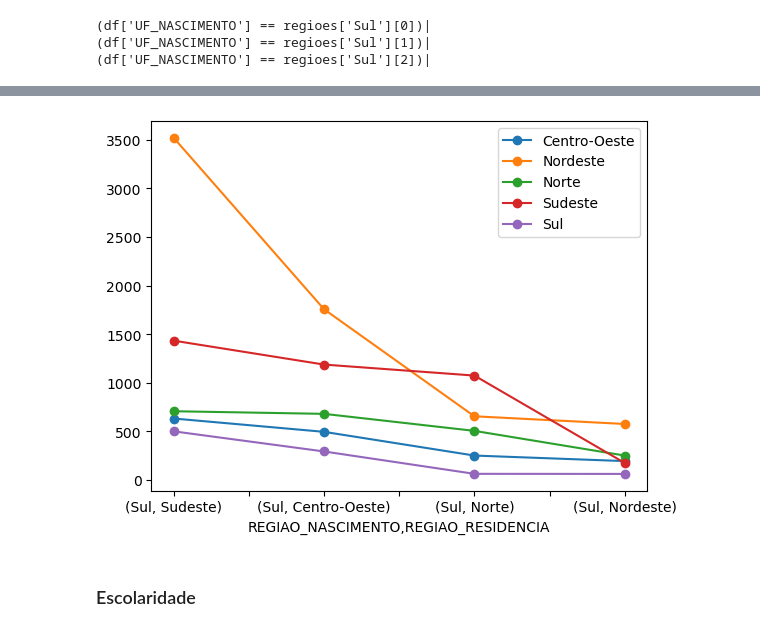
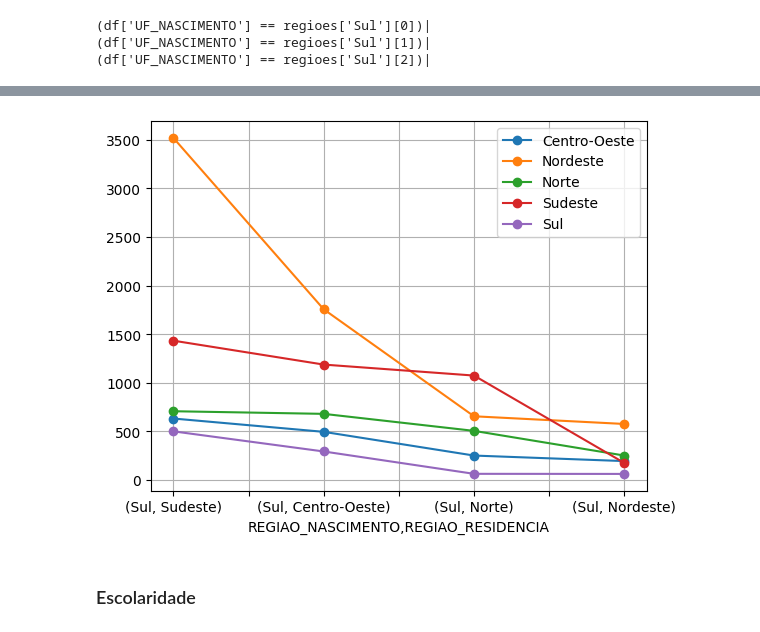
Before and after one commit to hudsonhcp/Alistamento-Militar-2022, a Jupyter notebook: Alistamento.ipynb, the cells around one changed output, grey strips where cells are left out. Cells and saved outputs as stored; diff of their text form; code cells hidden in the pictures.

```diff
--- a/Alistamento.ipynb
+++ b/Alistamento.ipynb
@@ -332,10 +382,11 @@ Name: count, dtype: int64
 # %%
 reg.plot(marker = 'o')
 plt.legend()
+plt.grid()
 
 plt.show()
 # %% [output]
-[figure, old version]
+[figure, new version]
 # %% [markdown]
 ### Escolaridade
 # %%
```
Also changed, not shown: parts of 34 cells of this notebook.
